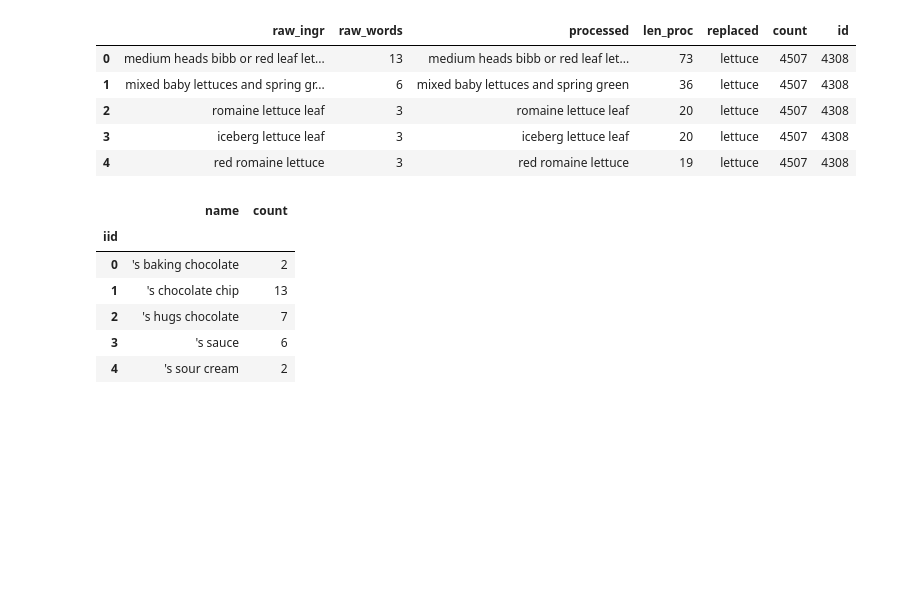
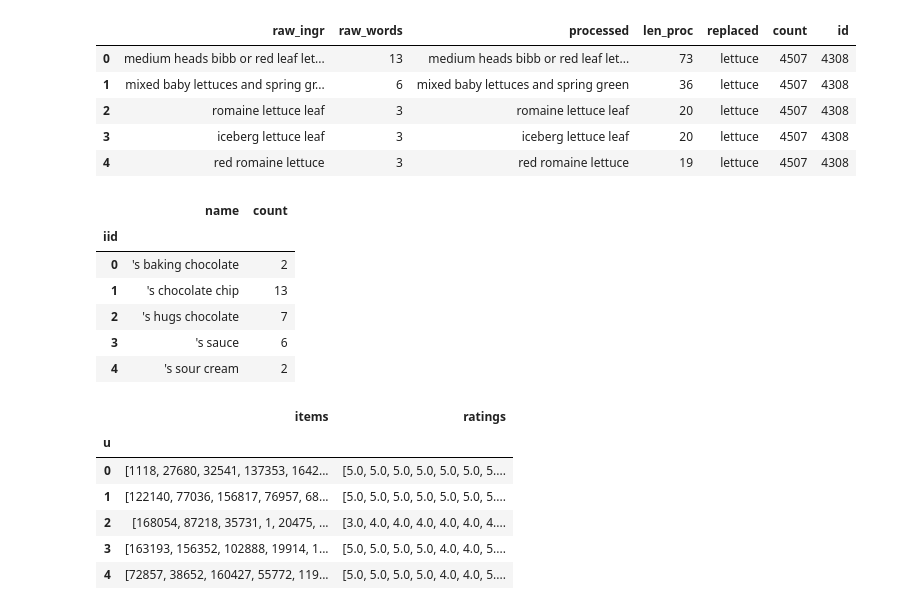
Before and after one commit to rach-rgb/food-recommendation-w-constraints, a Jupyter notebook: notebooks/data_cleanup.ipynb, the cells around one changed output. Cells and saved outputs as stored; diff of their text form; code cells hidden in the pictures; blank space fills up the shorter version.

Commit message:
fix: rating data id

```diff
--- a/notebooks/data_cleanup.ipynb
+++ b/notebooks/data_cleanup.ipynb
@@ -114,3 +91,15 @@ ingr_data.head()
 | 4 | 's sour cream | 2 |
 # %%
 ingr_data.to_csv('../data/ingr_data.csv')
+# %%
+PP_users = pd.read_csv('../data/food/PP_users.csv')
+rate_data = PP_users.set_index('u').loc[:, ['items', 'ratings']]
+rate_data.head()
+# %% [output]
+|  | items | ratings |
+| u |  |  |
+| 0 | [1118, 27680, 32541, 137353, 1642... | [5.0, 5.0, 5.0, 5.0, 5.0, 5.0, 5.... |
+| 1 | [122140, 77036, 156817, 76957, 68... | [5.0, 5.0, 5.0, 5.0, 5.0, 5.0, 5.... |
+| 2 | [168054, 87218, 35731, 1, 20475, ... | [3.0, 4.0, 4.0, 4.0, 4.0, 4.0, 4.... |
+| 3 | [163193, 156352, 102888, 19914, 1... | [5.0, 5.0, 5.0, 5.0, 4.0, 4.0, 5.... |
+| 4 | [72857, 38652, 160427, 55772, 119... | [5.0, 5.0, 5.0, 5.0, 4.0, 4.0, 5.... |
```
Also changed, not shown: parts of 12 cells of this notebook, 1 other file.
